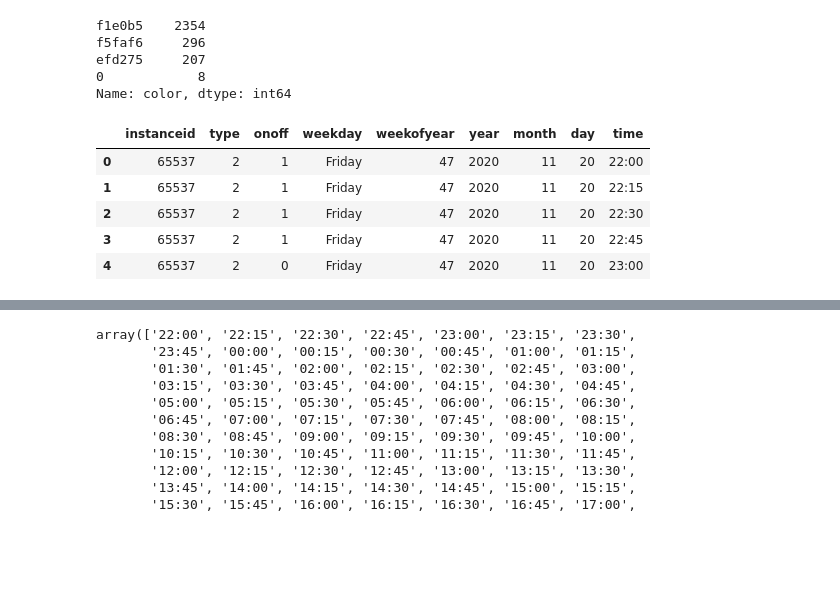
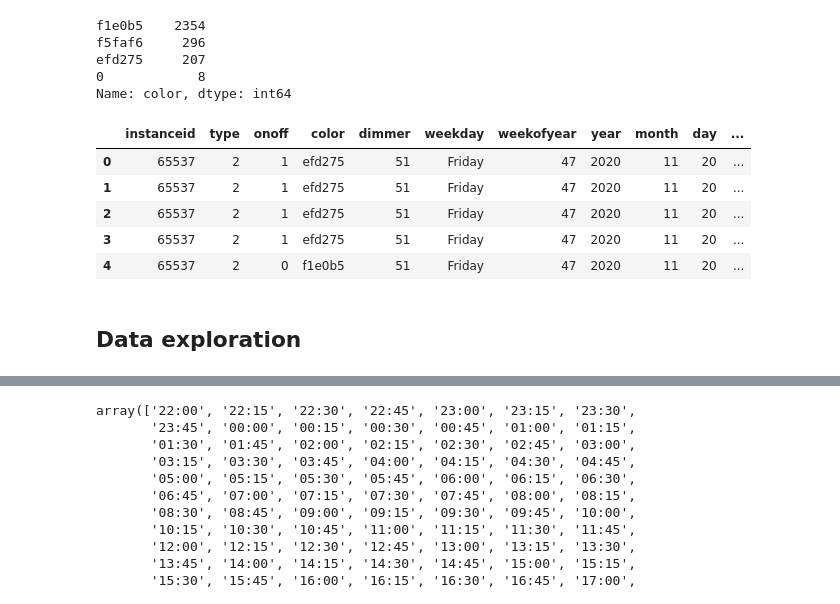
Before and after one commit to Mo0812/mk-home-automation, a Jupyter notebook: mk-home-automation.ipynb, the cells around one changed output, grey strips where cells are left out. Saved outputs shown, nothing was run; the diff lists cells and outputs as text; code cells hidden in the pictures; blank space fills up the shorter version.

Commit message:
data exploration for suspicious entries added

```diff
--- a/mk-home-automation.ipynb
+++ b/mk-home-automation.ipynb
@@ -118,19 +126,17 @@ Name: color, dtype: int64
 # %%
 if "id" in df.columns:
     del df["id"]
 if "lastseen" in df.columns:
     del df["lastseen"]
 if "protocoltime" in df.columns:
     del df["protocoltime"]
-if "color" in df.columns:
-    del df["color"]
-if "dimmer" in df.columns:
-    del df["dimmer"]
 df.head()
 # %% [output]
-|  | instanceid | type | onoff | weekday | weekofyear | year | month | day | time |
-| 0 | 65537 | 2 | 1 | Friday | 47 | 2020 | 11 | 20 | 22:00 |
-| 1 | 65537 | 2 | 1 | Friday | 47 | 2020 | 11 | 20 | 22:15 |
-| 2 | 65537 | 2 | 1 | Friday | 47 | 2020 | 11 | 20 | 22:30 |
-| 3 | 65537 | 2 | 1 | Friday | 47 | 2020 | 11 | 20 | 22:45 |
-| 4 | 65537 | 2 | 0 | Friday | 47 | 2020 | 11 | 20 | 23:00 |
+|  | instanceid | type | onoff | color | dimmer | weekday | weekofyear | year | month | day | ... |
+| 0 | 65537 | 2 | 1 | efd275 | 51 | Friday | 47 | 2020 | 11 | 20 | ... |
+| 1 | 65537 | 2 | 1 | efd275 | 51 | Friday | 47 | 2020 | 11 | 20 | ... |
+| 2 | 65537 | 2 | 1 | efd275 | 51 | Friday | 47 | 2020 | 11 | 20 | ... |
+| 3 | 65537 | 2 | 1 | efd275 | 51 | Friday | 47 | 2020 | 11 | 20 | ... |
+| 4 | 65537 | 2 | 0 | f1e0b5 | 51 | Friday | 47 | 2020 | 11 | 20 | ... |
+# %% [markdown]
+## Data exploration
```
Also changed, not shown: parts of 18 cells of this notebook, 1 other file.
